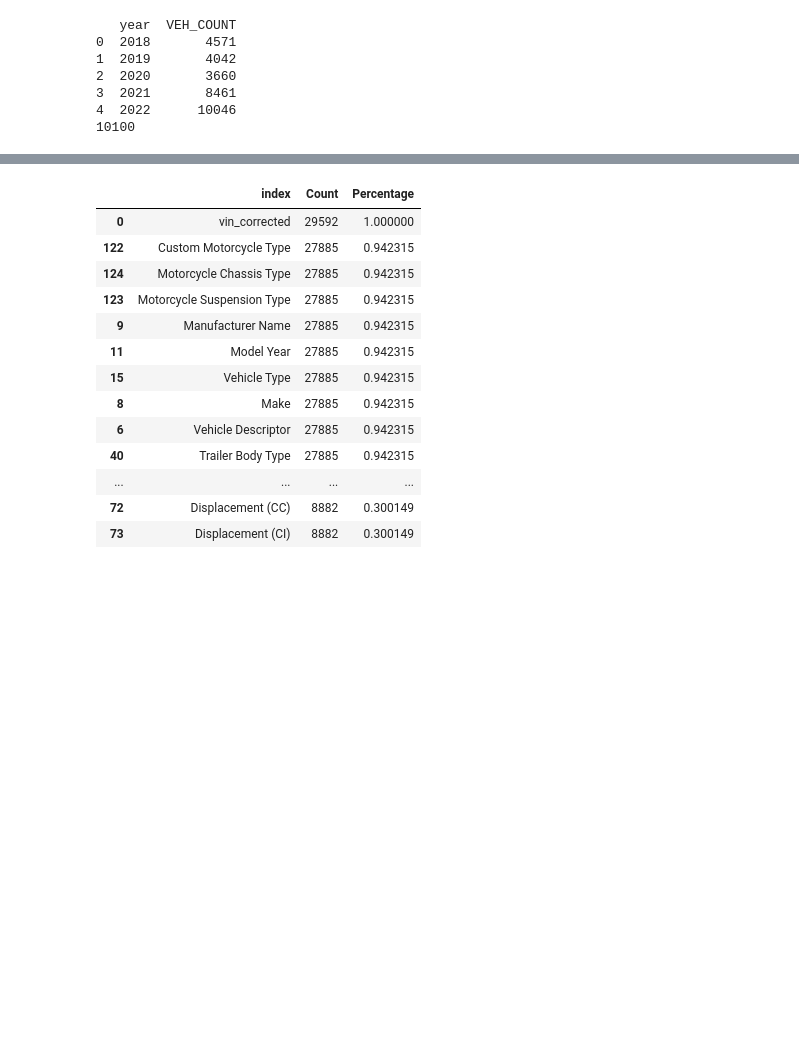
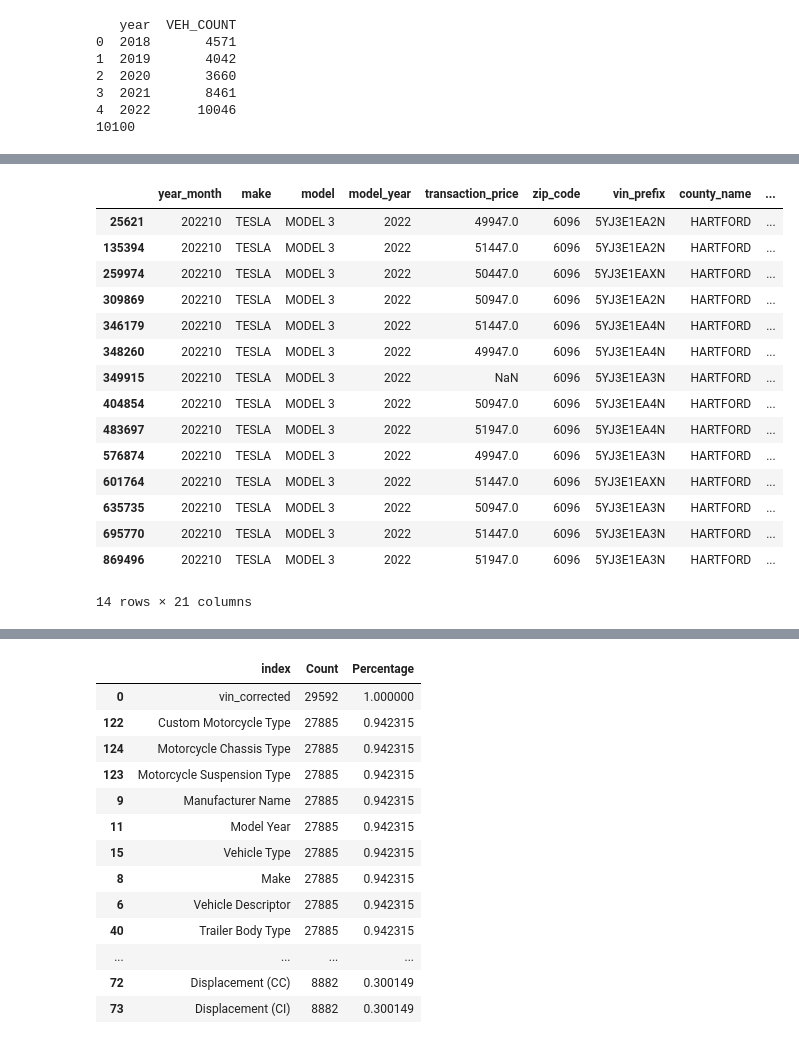
Before and after one commit to rajanoureddine/ctdot-tobin-yse, a Jupyter notebook: 12_logit_demand/prepare_rlp_logit_data.ipynb, the cells around one changed output, grey strips where cells are left out. Saved outputs shown, nothing was run; the diff lists cells and outputs as text; code cells hidden in the pictures; blank space fills up the shorter version.

```diff
--- a/12_logit_demand/prepare_rlp_logit_data.ipynb
+++ b/12_logit_demand/prepare_rlp_logit_data.ipynb
@@ -105,0 +357,20 @@ print(rlp_evs_summary.iloc[0:6, 0].sum())
+# %%
+# Show me all entries from rlp_copy for vin_d1_match == "5YJ3E1EAN" for year 2022, month 10, and zip code 6096
+rlp_raw_copy.loc[(rlp_raw_copy.vin_d1_match == "5YJ3E1EAN") & (rlp_raw_copy.year == 2022) & (rlp_raw_copy.month == 10) & (rlp_raw_copy.zip_code == 6096), :]
+# %% [output]
+|  | year_month | make | model | model_year | transaction_price | zip_code | vin_prefix | county_name | ... |
+| 25621 | 202210 | TESLA | MODEL 3 | 2022 | 49947.0 | 6096 | 5YJ3E1EA2N | HARTFORD | ... |
+| 135394 | 202210 | TESLA | MODEL 3 | 2022 | 51447.0 | 6096 | 5YJ3E1EA2N | HARTFORD | ... |
+| 259974 | 202210 | TESLA | MODEL 3 | 2022 | 50447.0 | 6096 | 5YJ3E1EAXN | HARTFORD | ... |
+| 309869 | 202210 | TESLA | MODEL 3 | 2022 | 50947.0 | 6096 | 5YJ3E1EA2N | HARTFORD | ... |
+| 346179 | 202210 | TESLA | MODEL 3 | 2022 | 51447.0 | 6096 | 5YJ3E1EA4N | HARTFORD | ... |
+| 348260 | 202210 | TESLA | MODEL 3 | 2022 | 49947.0 | 6096 | 5YJ3E1EA4N | HARTFORD | ... |
+| 349915 | 202210 | TESLA | MODEL 3 | 2022 | NaN | 6096 | 5YJ3E1EA3N | HARTFORD | ... |
+| 404854 | 202210 | TESLA | MODEL 3 | 2022 | 50947.0 | 6096 | 5YJ3E1EA4N | HARTFORD | ... |
+| 483697 | 202210 | TESLA | MODEL 3 | 2022 | 51947.0 | 6096 | 5YJ3E1EA4N | HARTFORD | ... |
+| 576874 | 202210 | TESLA | MODEL 3 | 2022 | 49947.0 | 6096 | 5YJ3E1EA3N | HARTFORD | ... |
+| 601764 | 202210 | TESLA | MODEL 3 | 2022 | 51447.0 | 6096 | 5YJ3E1EAXN | HARTFORD | ... |
+| 635735 | 202210 | TESLA | MODEL 3 | 2022 | 50947.0 | 6096 | 5YJ3E1EA3N | HARTFORD | ... |
+| 695770 | 202210 | TESLA | MODEL 3 | 2022 | 51447.0 | 6096 | 5YJ3E1EA3N | HARTFORD | ... |
+| 869496 | 202210 | TESLA | MODEL 3 | 2022 | 51947.0 | 6096 | 5YJ3E1EA3N | HARTFORD | ... |
+14 rows × 21 columns
```
Also changed, not shown: parts of 47 cells of this notebook, 2 other files.
